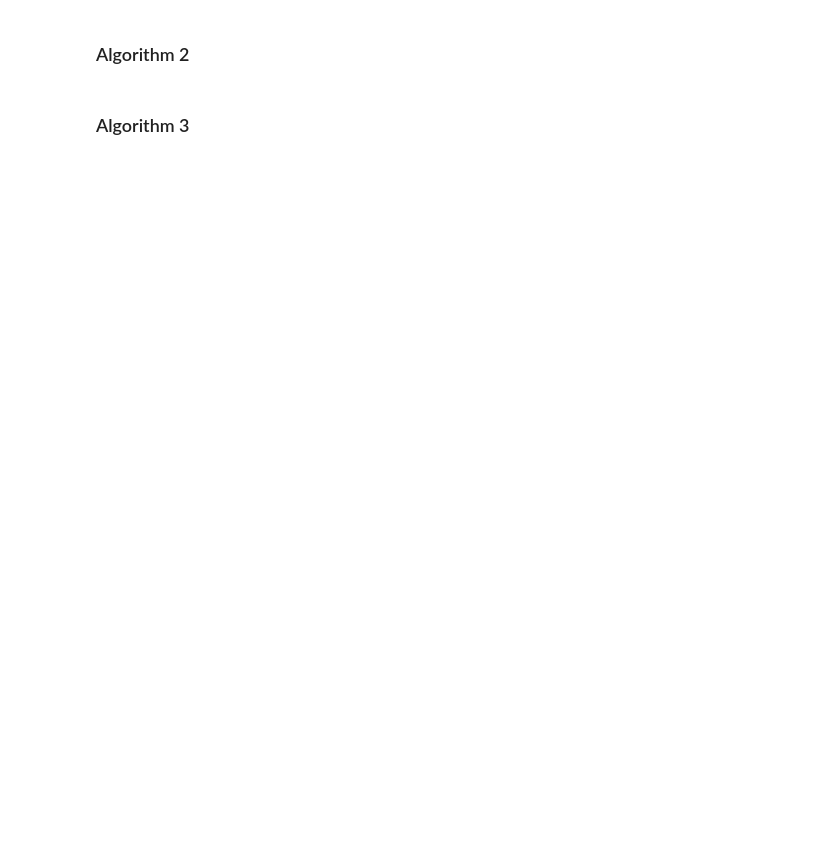
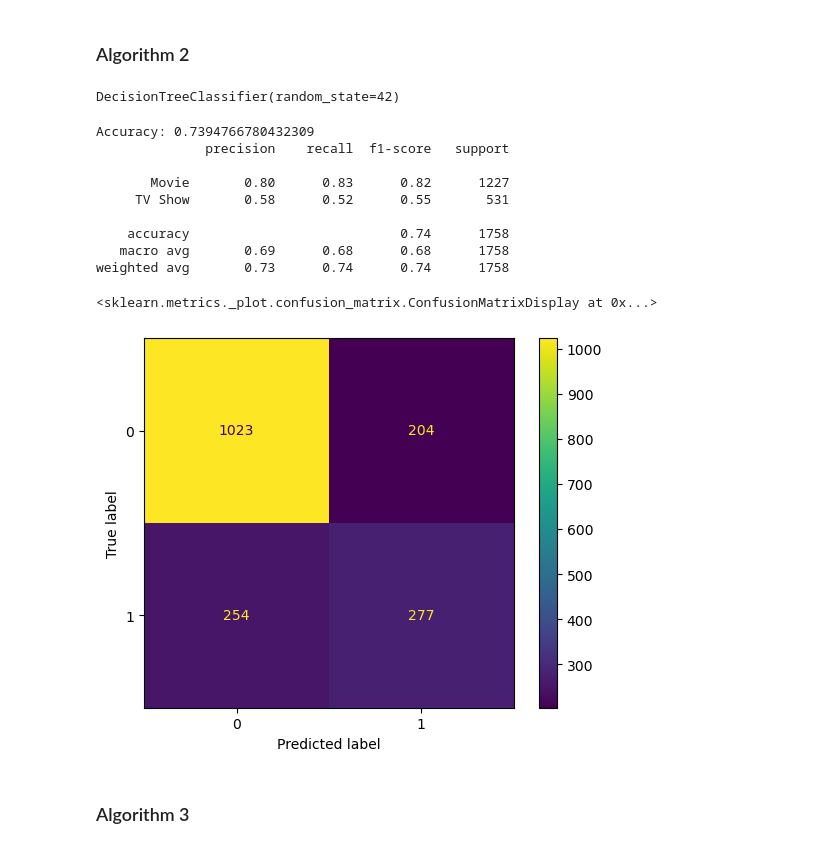
Before and after one commit to samincgs/netflix-show-release-trend-analysis, a Jupyter notebook: final-project.ipynb, the cells around one changed output. Drawn from its saved outputs; the diff is of its cells as text; code cells hidden in the pictures; blank space fills up the shorter version.

```diff
--- a/final-project.ipynb
+++ b/final-project.ipynb
@@ -365,3 +435,10 @@ This graph shows trends in how many titles Netflix adds each year. Trends:
 Since the data seems sonsistent, in that trends in both Movies and TV shows have followed each other, we can conclude that the analysis of release year graphs do show trends within the entertainment industry as a whole.
 # %% [markdown]
 # 4. Prepare the data for Machine Learning Algorithms
+# %%
+# Assuming 'netflix_data' is your DataFrame
+columns_to_drop = ['show_id', 'title', 'director', 'cast', 'date_added']
+
+# Drop the specified columns
+netflix_data.drop(columns=columns_to_drop, inplace=True)
+netflix_data.info()
@@ -369,3 +495,15 @@ Since the data seems sonsistent, in that trends in both Movies and TV shows have
 # 5. Select a model and train it
 # %% [markdown]
 ### Algorithm 1
+# %%
+from sklearn.model_selection import cross_val_score
+from sklearn.ensemble import RandomForestClassifier
+from sklearn.model_selection import StratifiedKFold
+rf_classifier = RandomForestClassifier(random_state=42)
+rf_classifier.fit(X_train, y_train)
+cv = StratifiedKFold(n_splits=5, shuffle=True, random_state=42)
+accuracy_scores = cross_val_score(rf_classifier, X, y, scoring='accuracy', cv=cv)
+print("Accuracy Scores:", accuracy_scores)
+
+# Print the average accuracy
+print("Average Accuracy:", accuracy_scores.mean())
@@ -372,4 +528,40 @@ Since the data seems sonsistent, in that trends in both Movies and TV shows have
 # %% [markdown]
 ### Algorithm 2
+# %%
+from sklearn.tree import DecisionTreeClassifier
+
+# Initialize the Decision Tree model
+dt_classifier = DecisionTreeClassifier(random_state=42)
+
+# Train the model on the training data
+dt_classifier.fit(X_train, y_train)
+# %% [output]
+DecisionTreeClassifier(random_state=42)
+# %%
+from sklearn.metrics import accuracy_score, classification_report, confusion_matrix
+from sklearn.metrics import confusion_matrix, ConfusionMatrixDisplay
+y_pred = dt_classifier.predict(X_test)
+# Calculate accuracy
+accuracy = accuracy_score(y_test, y_pred)
+print(f'Accuracy: {accuracy}')
+
+# Display classification report
+print(classification_report(y_test, y_pred))
+
+# Display confusion matrix
+disp = ConfusionMatrixDisplay(confusion_matrix(y_test, y_pred))
+disp.plot()
+# %% [output]
+Accuracy: 0.7394766780432309
+              precision    recall  f1-score   support
+
+       Movie       0.80      0.83      0.82      1227
+     TV Show       0.58      0.52      0.55       531
+
+    accuracy                           0.74      1758
+   macro avg       0.69      0.68      0.68      1758
+weighted avg       0.73      0.74      0.74      1758
+<sklearn.metrics._plot.confusion_matrix.ConfusionMatrixDisplay at 0x...>
+[figure, added]
 # %% [markdown]
 ### Algorithm 3
```
Also changed, not shown: parts of 25 cells of this notebook.
